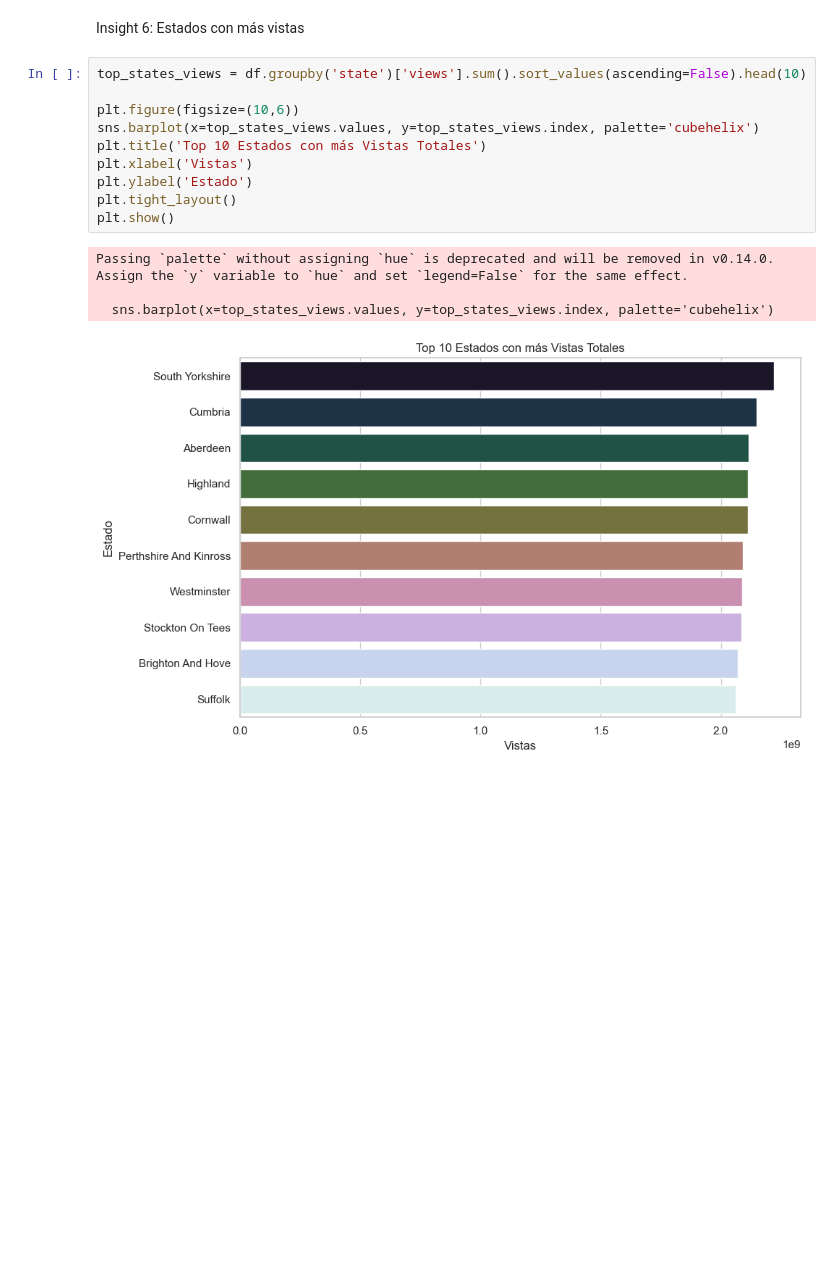
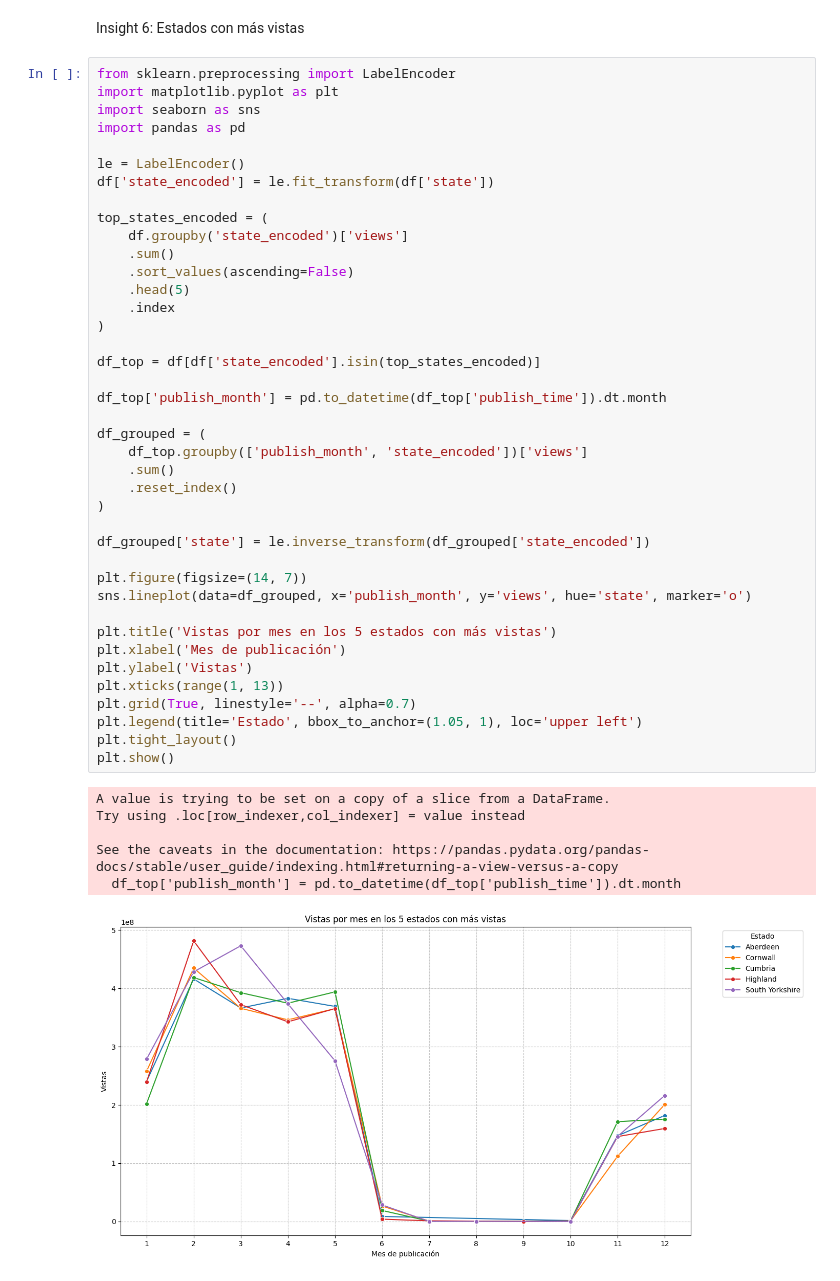
Before and after one commit to rodrigo-g08/FDS-2025-1-259, a Jupyter notebook: Graficacion con el nuevo dataset.ipynb, the cells around one changed output. Saved outputs shown, nothing was run; the diff lists cells and outputs as text; blank space fills up the shorter version.

```diff
--- a/Graficacion con el nuevo dataset.ipynb
+++ b/Graficacion con el nuevo dataset.ipynb
@@ -267,17 +274,49 @@ Passing `palette` without assigning `hue` is deprecated and will be removed in v
 # %% [markdown]
 Insight 6: Estados con más vistas
-# %%
-top_states_views = df.groupby('state')['views'].sum().sort_values(ascending=False).head(10)
-
-plt.figure(figsize=(10,6))
-sns.barplot(x=top_states_views.values, y=top_states_views.index, palette='cubehelix')
-plt.title('Top 10 Estados con más Vistas Totales')
-plt.xlabel('Vistas')
-plt.ylabel('Estado')
-plt.tight_layout()
-plt.show()
-# %% [output]
-Passing `palette` without assigning `hue` is deprecated and will be removed in v0.14.0. Assign the `y` variable to `hue` and set `legend=False` for the same effect.
-
-  sns.barplot(x=top_states_views.values, y=top_states_views.index, palette='cubehelix')
-[figure, removed]
+# %%
+from sklearn.preprocessing import LabelEncoder
+import matplotlib.pyplot as plt
+import seaborn as sns
+import pandas as pd
+
+le = LabelEncoder()
+df['state_encoded'] = le.fit_transform(df['state'])
+
+top_states_encoded = (
+    df.groupby('state_encoded')['views']
+    .sum()
+    .sort_values(ascending=False)
+    .head(5)
+    .index
+)
+
+df_top = df[df['state_encoded'].isin(top_states_encoded)]
+
+df_top['publish_month'] = pd.to_datetime(df_top['publish_time']).dt.month
+
+df_grouped = (
+    df_top.groupby(['publish_month', 'state_encoded'])['views']
+    .sum()
+    .reset_index()
+)
+
+df_grouped['state'] = le.inverse_transform(df_grouped['state_encoded'])
+
+plt.figure(figsize=(14, 7))
+sns.lineplot(data=df_grouped, x='publish_month', y='views', hue='state', marker='o')
+
+plt.title('Vistas por mes en los 5 estados con más vistas')
+plt.xlabel('Mes de publicación')
+plt.ylabel('Vistas')
+plt.xticks(range(1, 13))
+plt.grid(True, linestyle='--', alpha=0.7)
+plt.legend(title='Estado', bbox_to_anchor=(1.05, 1), loc='upper left')
+plt.tight_layout()
+plt.show()
+# %% [output]
+A value is trying to be set on a copy of a slice from a DataFrame.
+Try using .loc[row_indexer,col_indexer] = value instead
+
+See the caveats in the documentation: https://pandas.pydata.org/pandas-docs/stable/user_guide/indexing.html#returning-a-view-versus-a-copy
+  df_top['publish_month'] = pd.to_datetime(df_top['publish_time']).dt.month
+[figure, added]
```
Also changed, not shown: parts of 3 cells of this notebook.
